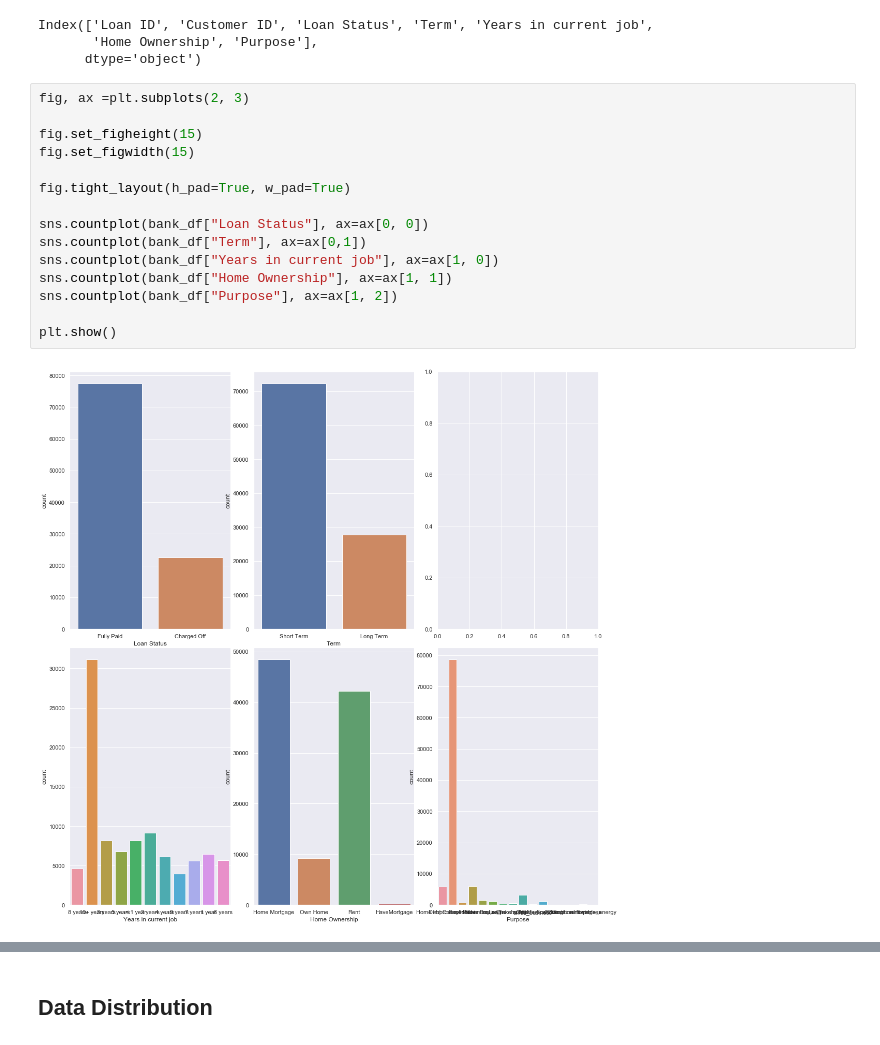
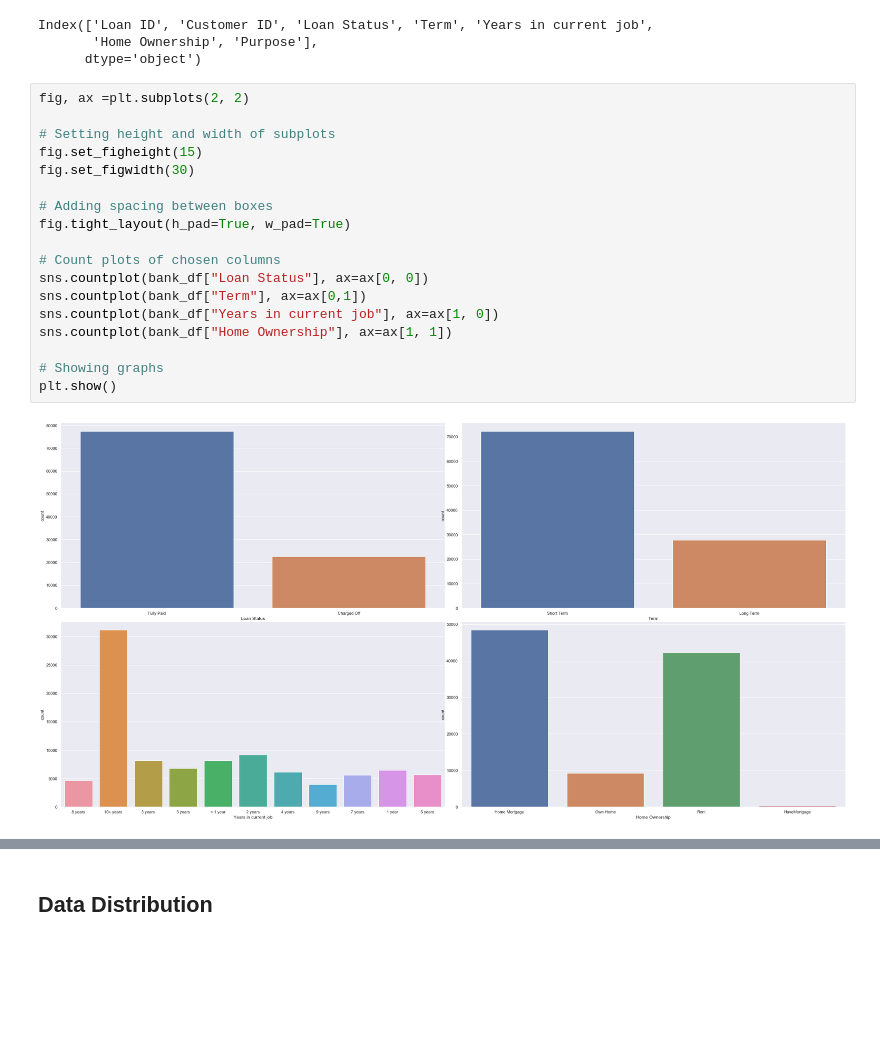
Before and after one commit to LaurentStar/Bank-Loans, a Jupyter notebook: EDA-prt2.ipynb, the cells around one changed output, grey strips where cells are left out. Cells and saved outputs as stored; diff of their text form; blank space fills up the shorter version.

```diff
--- a/EDA-prt2.ipynb
+++ b/EDA-prt2.ipynb
@@ -229,19 +229,22 @@ Index(['Loan ID', 'Customer ID', 'Loan Status', 'Term', 'Years in current job',
        'Home Ownership', 'Purpose'],
       dtype='object')
 # %%
-fig, ax =plt.subplots(2, 3)
+fig, ax =plt.subplots(2, 2)
 
+# Setting height and width of subplots
 fig.set_figheight(15)
-fig.set_figwidth(15)
+fig.set_figwidth(30)
 
+# Adding spacing between boxes
 fig.tight_layout(h_pad=True, w_pad=True)
 
+# Count plots of chosen columns
 sns.countplot(bank_df["Loan Status"], ax=ax[0, 0])
 sns.countplot(bank_df["Term"], ax=ax[0,1])
 sns.countplot(bank_df["Years in current job"], ax=ax[1, 0])
 sns.countplot(bank_df["Home Ownership"], ax=ax[1, 1])
-sns.countplot(bank_df["Purpose"], ax=ax[1, 2])
 
+# Showing graphs
 plt.show()
 # %% [output]
-[figure, old version]
+[figure, new version]
```
Also changed, not shown: parts of 7 cells of this notebook.
